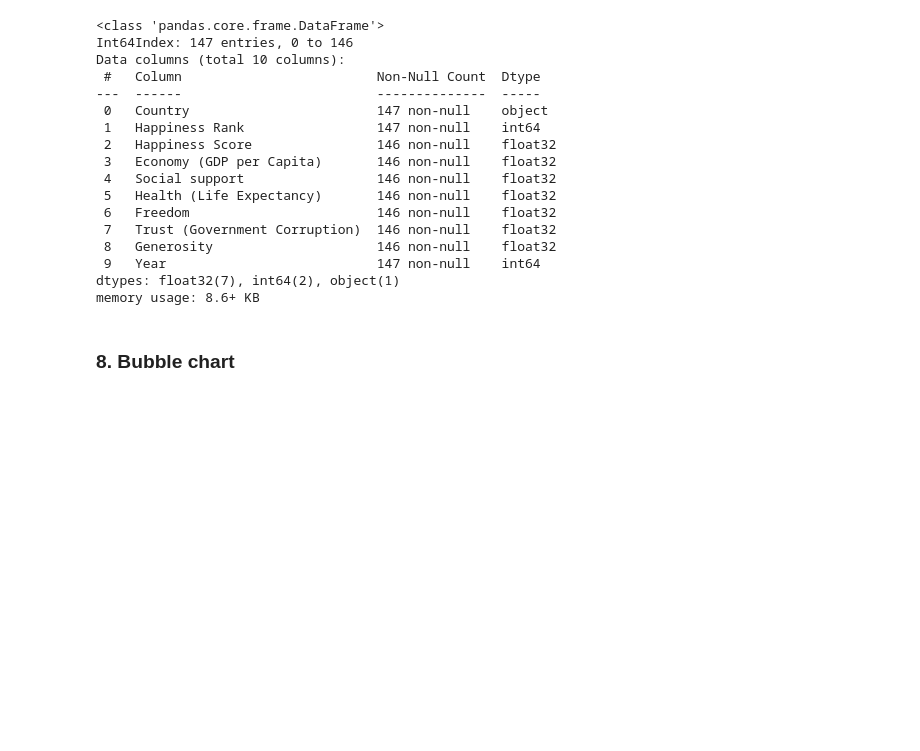
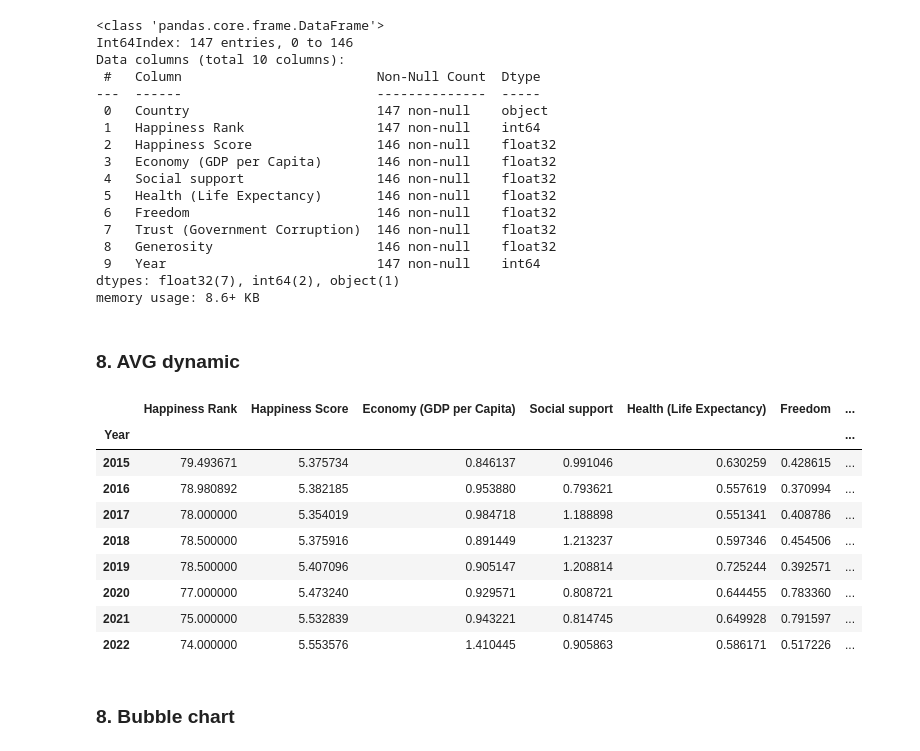
Before and after one commit to NadezhdaGruzdeva/GB-graduate-work-World-Happiness-Report-up-to-2022, a Jupyter notebook: World Happiness Report up to 2022.ipynb, the cells around one changed output. Cells and saved outputs as stored; diff of their text form; code cells hidden in the pictures; blank space fills up the shorter version.

```diff
--- a/World Happiness Report up to 2022.ipynb
+++ b/World Happiness Report up to 2022.ipynb
@@ -234,7 +136,9 @@ df19 = df19.rename(columns = {
 df20 = df20.rename(columns = {
     'Country name' : 'Country',
     'Ladder score' : 'Happiness Score',
-    'Logged GDP per capita' : 'Economy (GDP per Capita)',
-    'Healthy life expectancy' : 'Health (Life Expectancy)',
+    # 'Logged GDP per capita' : 'Economy (GDP per Capita)',
+    # 'Healthy life expectancy' : 'Health (Life Expectancy)',
     'Freedom to make life choices' : 'Freedom',
     'Perceptions of corruption' : 'Trust (Government Corruption)'})
+df20['Economy (GDP per Capita)'] = df20['Logged GDP per capita'] / 10
+df20['Health (Life Expectancy)'] = df20['Healthy life expectancy'] / 100
@@ -242,10 +157,12 @@ df20 = df20.rename(columns = {
 df21 = df21.rename(columns = {
     'Country name' : 'Country',
     'Ladder score' : 'Happiness Score',
-    'Logged GDP per capita' : 'Economy (GDP per Capita)',
-    'Healthy life expectancy' : 'Health (Life Expectancy)',
+    # 'Logged GDP per capita' : 'Economy (GDP per Capita)',
+    # 'Healthy life expectancy' : 'Health (Life Expectancy)',
     'Freedom to make life choices' : 'Freedom',
     'Perceptions of corruption' : 'Trust (Government Corruption)'})
+df21['Economy (GDP per Capita)'] = df21['Logged GDP per capita'] / 10
+df21['Health (Life Expectancy)'] = df21['Healthy life expectancy'] / 100
 # %%
 df22 = df22.rename(columns = {
     'RANK':'Happiness Rank',
@@ -584,6 +476,29 @@ fig = px.choropleth(data_frame = df22,
                     height=600,)
 # fig.show("svg")
 fig.show()
+# %% [markdown]
+### 8. AVG dynamic
+# %%
+grouped = df.groupby('Year')[['Happiness Rank',
+    'Happiness Score',
+    'Economy (GDP per Capita)',
+    'Social support',
+    'Health (Life Expectancy)',
+    'Freedom',
+    'Trust (Government Corruption)',
+    'Generosity']].mean()
+grouped
+# %% [output]
+|  | Happiness Rank | Happiness Score | Economy (GDP per Capita) | Social support | Health (Life Expectancy) | Freedom | ... |
+| Year |  |  |  |  |  |  | ... |
+| 2015 | 79.493671 | 5.375734 | 0.846137 | 0.991046 | 0.630259 | 0.428615 | ... |
+| 2016 | 78.980892 | 5.382185 | 0.953880 | 0.793621 | 0.557619 | 0.370994 | ... |
+| 2017 | 78.000000 | 5.354019 | 0.984718 | 1.188898 | 0.551341 | 0.408786 | ... |
+| 2018 | 78.500000 | 5.375916 | 0.891449 | 1.213237 | 0.597346 | 0.454506 | ... |
+| 2019 | 78.500000 | 5.407096 | 0.905147 | 1.208814 | 0.725244 | 0.392571 | ... |
+| 2020 | 77.000000 | 5.473240 | 0.929571 | 0.808721 | 0.644455 | 0.783360 | ... |
+| 2021 | 75.000000 | 5.532839 | 0.943221 | 0.814745 | 0.649928 | 0.791597 | ... |
+| 2022 | 74.000000 | 5.553576 | 1.410445 | 0.905863 | 0.586171 | 0.517226 | ... |
 # %% [markdown]
 ### 8. Bubble chart
 # %%
```
Also changed, not shown: parts of 10 cells of this notebook.
